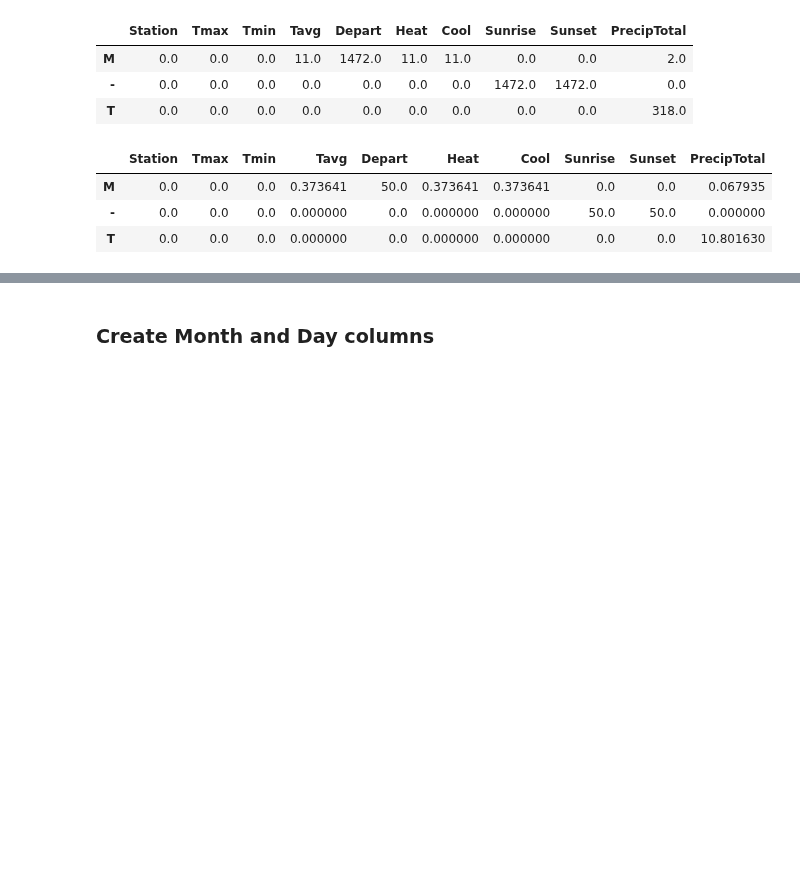
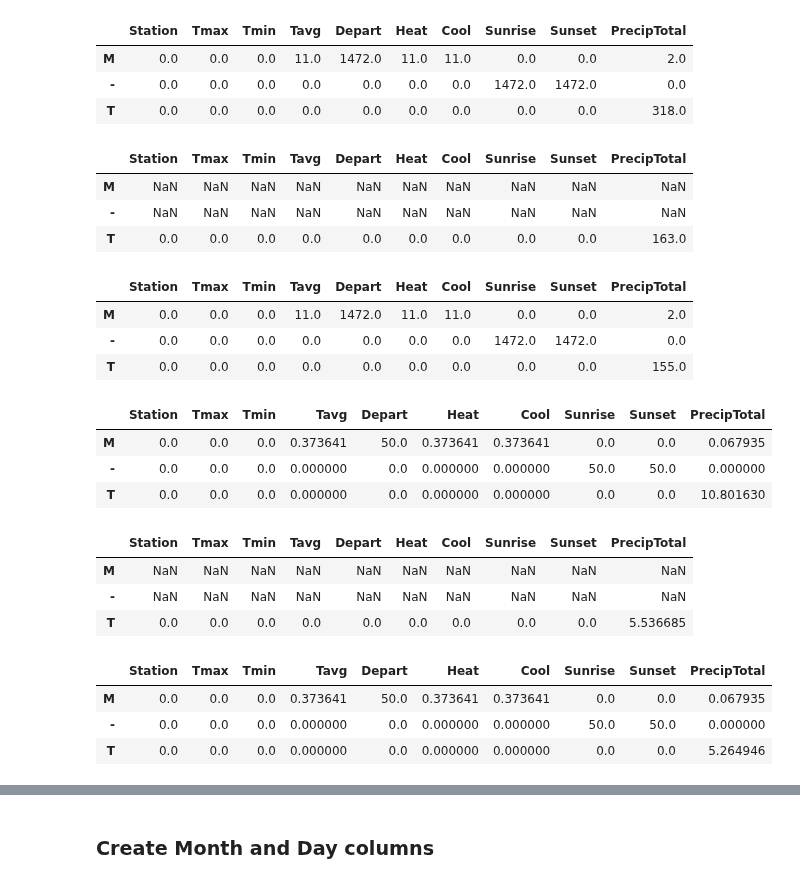
Before and after one commit to baumanab/Udacity_MachineLearningEngineer_ND, a Jupyter notebook: projects/capstone/WNV_Model.ipynb, the cells around one changed output, grey strips where cells are left out. Saved outputs shown, nothing was run; the diff lists cells and outputs as text; code cells hidden in the pictures; blank space fills up the shorter version.

Commit message:
characterize missing value distribution, start replace, start convert sunrise and sunset to datetime.time, convert temp and precip data to numeric

```diff
--- a/projects/capstone/WNV_Model.ipynb
+++ b/projects/capstone/WNV_Model.ipynb
@@ -145,4 +187,22 @@ check.loc[['M', '-', 'T']]
 | M | 0.0 | 0.0 | 0.0 | 11.0 | 1472.0 | 11.0 | 11.0 | 0.0 | 0.0 | 2.0 |
 | - | 0.0 | 0.0 | 0.0 | 0.0 | 0.0 | 0.0 | 0.0 | 1472.0 | 1472.0 | 0.0 |
 | T | 0.0 | 0.0 | 0.0 | 0.0 | 0.0 | 0.0 | 0.0 | 0.0 | 0.0 | 318.0 |
+# %%
+# Station 1
+check_stat1 = weather[cols_not_date][weather.Station == '1'].apply(pd.value_counts, axis=0).fillna(0)
+check_stat1.loc[['M', '-', 'T']]
+# %% [output]
+|  | Station | Tmax | Tmin | Tavg | Depart | Heat | Cool | Sunrise | Sunset | PrecipTotal |
+| M | NaN | NaN | NaN | NaN | NaN | NaN | NaN | NaN | NaN | NaN |
+| - | NaN | NaN | NaN | NaN | NaN | NaN | NaN | NaN | NaN | NaN |
+| T | 0.0 | 0.0 | 0.0 | 0.0 | 0.0 | 0.0 | 0.0 | 0.0 | 0.0 | 163.0 |
+# %%
+# Station 2
+check_stat2 = weather[cols_not_date][weather.Station == '2'].apply(pd.value_counts, axis=0).fillna(0)
+check_stat2.loc[['M', '-', 'T']]
+# %% [output]
+|  | Station | Tmax | Tmin | Tavg | Depart | Heat | Cool | Sunrise | Sunset | PrecipTotal |
+| M | 0.0 | 0.0 | 0.0 | 11.0 | 1472.0 | 11.0 | 11.0 | 0.0 | 0.0 | 2.0 |
+| - | 0.0 | 0.0 | 0.0 | 0.0 | 0.0 | 0.0 | 0.0 | 1472.0 | 1472.0 | 0.0 |
+| T | 0.0 | 0.0 | 0.0 | 0.0 | 0.0 | 0.0 | 0.0 | 0.0 | 0.0 | 155.0 |
 # %%
@@ -152,6 +213,22 @@ check.loc[['M', '-', 'T']]/(len(weather)) * 100
 | M | 0.0 | 0.0 | 0.0 | 0.373641 | 50.0 | 0.373641 | 0.373641 | 0.0 | 0.0 | 0.067935 |
 | - | 0.0 | 0.0 | 0.0 | 0.000000 | 0.0 | 0.000000 | 0.000000 | 50.0 | 50.0 | 0.000000 |
 | T | 0.0 | 0.0 | 0.0 | 0.000000 | 0.0 | 0.000000 | 0.000000 | 0.0 | 0.0 | 10.801630 |
+# %%
+# Station 1
+check_stat1.loc[['M', '-', 'T']]/(len(weather)) * 100
+# %% [output]
+|  | Station | Tmax | Tmin | Tavg | Depart | Heat | Cool | Sunrise | Sunset | PrecipTotal |
+| M | NaN | NaN | NaN | NaN | NaN | NaN | NaN | NaN | NaN | NaN |
+| - | NaN | NaN | NaN | NaN | NaN | NaN | NaN | NaN | NaN | NaN |
+| T | 0.0 | 0.0 | 0.0 | 0.0 | 0.0 | 0.0 | 0.0 | 0.0 | 0.0 | 5.536685 |
+# %%
+# Station 2()
+check_stat2.loc[['M', '-', 'T']]/(len(weather)) * 100
+# %% [output]
+|  | Station | Tmax | Tmin | Tavg | Depart | Heat | Cool | Sunrise | Sunset | PrecipTotal |
+| M | 0.0 | 0.0 | 0.0 | 0.373641 | 50.0 | 0.373641 | 0.373641 | 0.0 | 0.0 | 0.067935 |
+| - | 0.0 | 0.0 | 0.0 | 0.000000 | 0.0 | 0.000000 | 0.000000 | 50.0 | 50.0 | 0.000000 |
+| T | 0.0 | 0.0 | 0.0 | 0.000000 | 0.0 | 0.000000 | 0.000000 | 0.0 | 0.0 | 5.264946 |
 # %%
 weather = weather.replace('M', np.NaN)
 weather = weather.replace('-', np.NaN)
```
Also changed, not shown: parts of 21 cells of this notebook.
